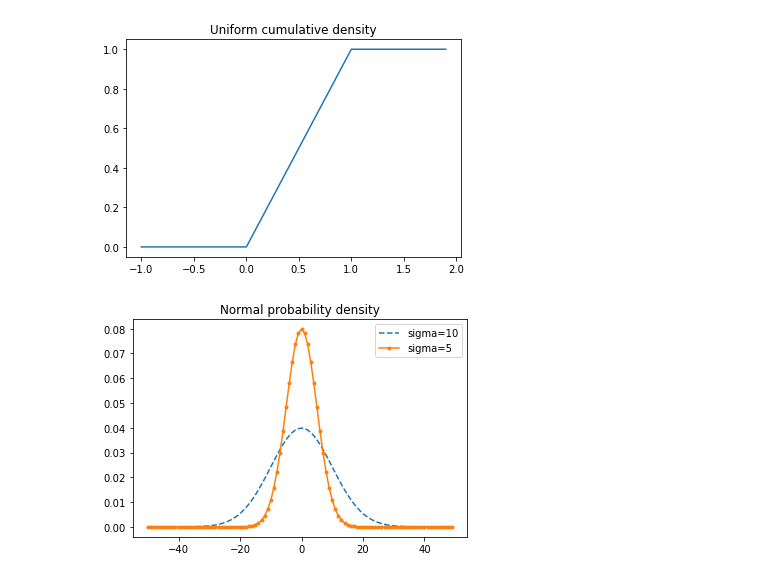
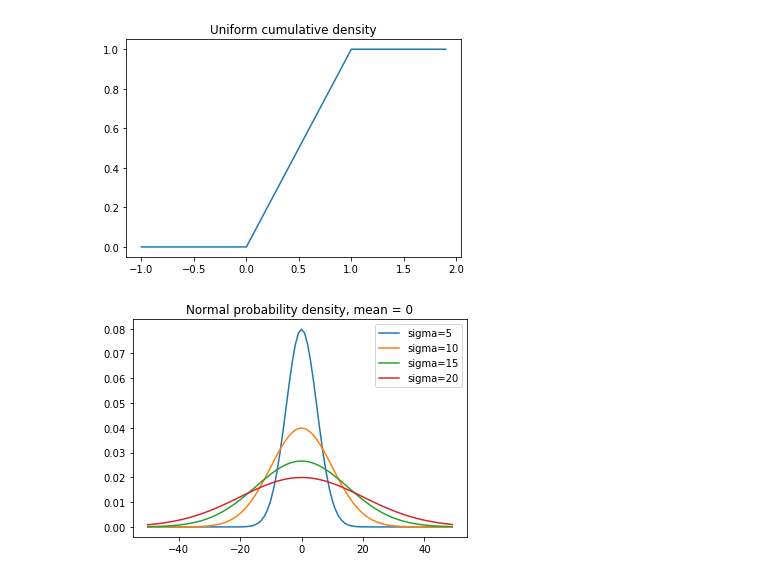
Before and after one commit to ivaturi/onepercent, a Jupyter notebook: ds/ds-from-scratch/ds-from-scratch.ipynb, the cells around one changed output. Drawn from its saved outputs; the diff is of its cells as text; code cells hidden in the pictures.

```diff
--- a/ds/ds-from-scratch/ds-from-scratch.ipynb
+++ b/ds/ds-from-scratch/ds-from-scratch.ipynb
@@ -62,11 +63,12 @@ plt.show()
 # %%
 # normal pdf
 mu = 0
+sigmas = range(5, 25, 5)
 x = range(-50,50)
-plt.plot(x, [prob.pdf_normal(xi, mu, 10) for xi in x], "--", label="sigma=10")
-plt.plot(x, [prob.pdf_normal(xi, mu, 5) for xi in x], ".-", label="sigma=5")
+for sigma in sigmas:
+    plt.plot(x, [prob.pdf_normal(xi, mu, sigma) for xi in x], label=f"sigma={sigma}")
 plt.legend()
-plt.title("Normal probability density")
+plt.title(f"Normal probability density, mean = {mu}")
 plt.show()
 # %% [output]
-[figure, old version]
+[figure, new version]
```
Also changed, not shown: parts of 6 cells of this notebook, 1 other file.
